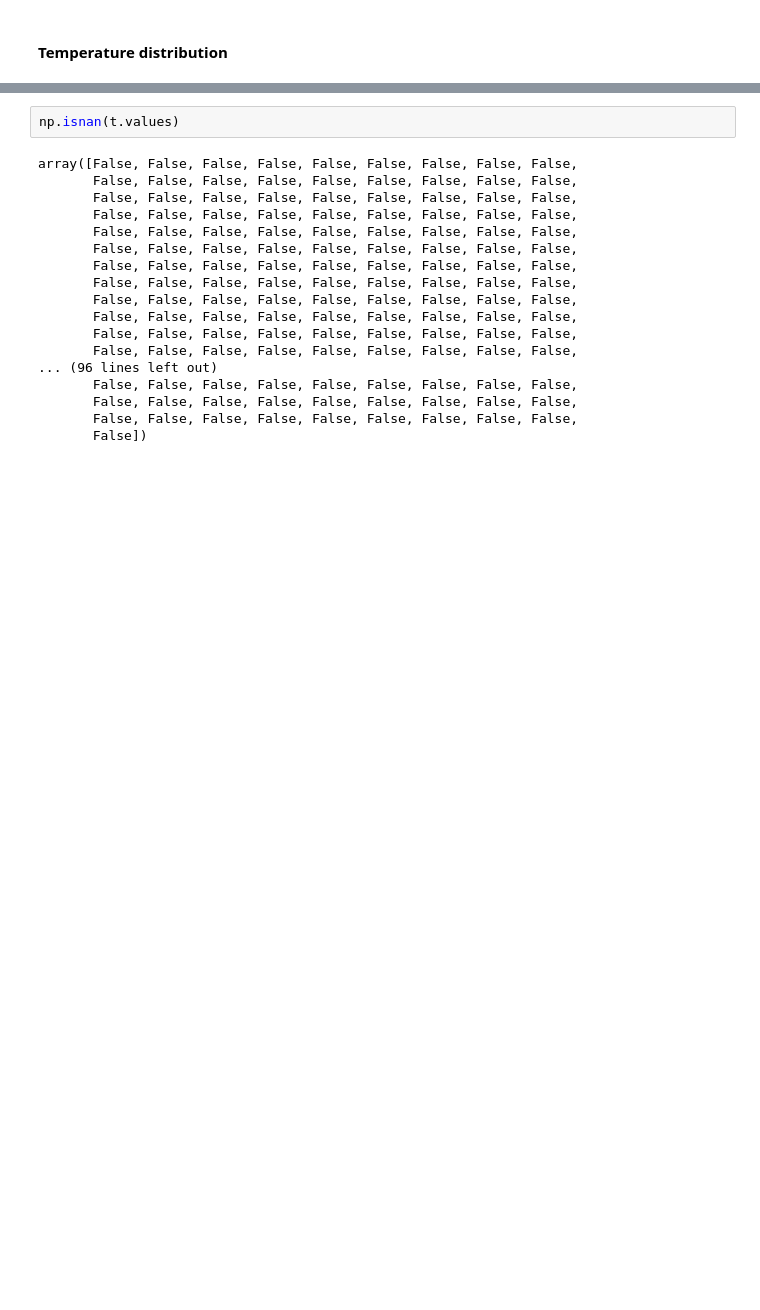
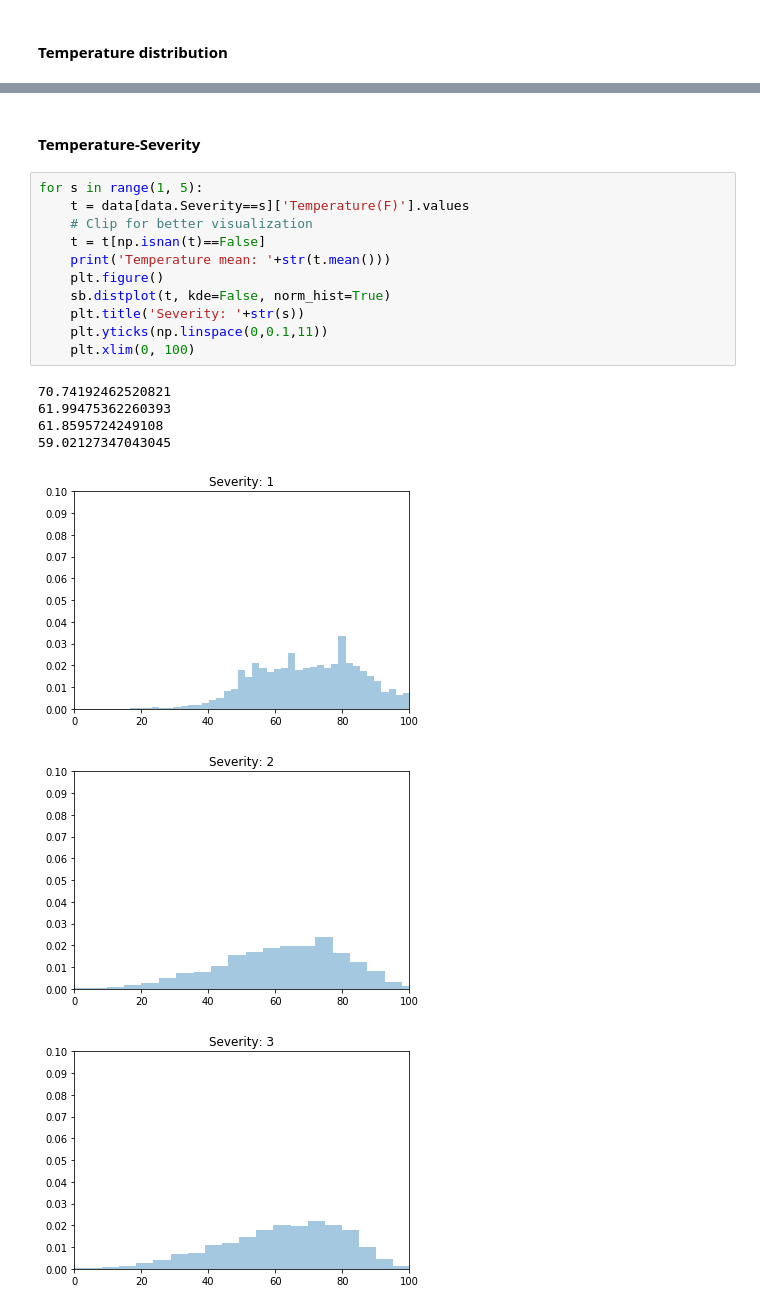
Before and after one commit to cathera/ECE143-project, a Jupyter notebook: analysis.ipynb, the cells around one changed output, grey strips where cells are left out. Saved outputs shown, nothing was run; the diff lists cells and outputs as text; blank space fills up the shorter version.

```diff
--- a/analysis.ipynb
+++ b/analysis.ipynb
@@ -25,20 +25,21 @@ sb.distplot(t.values[np.isnan(t.values)==0])
-# %%
-np.isnan(t.values)
-# %% [output]
-array([False, False, False, False, False, False, False, False, False,
-       False, False, False, False, False, False, False, False, False,
-       False, False, False, False, False, False, False, False, False,
-       False, False, False, False, False, False, False, False, False,
-       False, False, False, False, False, False, False, False, False,
-       False, False, False, False, False, False, False, False, False,
-       False, False, False, False, False, False, False, False, False,
-       False, False, False, False, False, False, False, False, False,
-       False, False, False, False, False, False, False, False, False,
-       False, False, False, False, False, False, False, False, False,
-       False, False, False, False, False, False, False, False, False,
-       False, False, False, False, False, False, False, False, False,
-... (96 lines left out)
-       False, False, False, False, False, False, False, False, False,
-       False, False, False, False, False, False, False, False, False,
-       False, False, False, False, False, False, False, False, False,
-       False])
+# %% [markdown]
+#### Temperature-Severity
+# %%
+for s in range(1, 5):
+    t = data[data.Severity==s]['Temperature(F)'].values
+    # Clip for better visualization
+    t = t[np.isnan(t)==False]
+    print('Temperature mean: '+str(t.mean()))
+    plt.figure()
+    sb.distplot(t, kde=False, norm_hist=True)
+    plt.title('Severity: '+str(s))
+    plt.yticks(np.linspace(0,0.1,11))
+    plt.xlim(0, 100)
+# %% [output]
+70.74192462520821
+61.99475362260393
+61.8595724249108
+59.02127347043045
+[figure, added]
+[figure, added]
+[figure, added]
```
Also changed, not shown: parts of 2 cells of this notebook.
